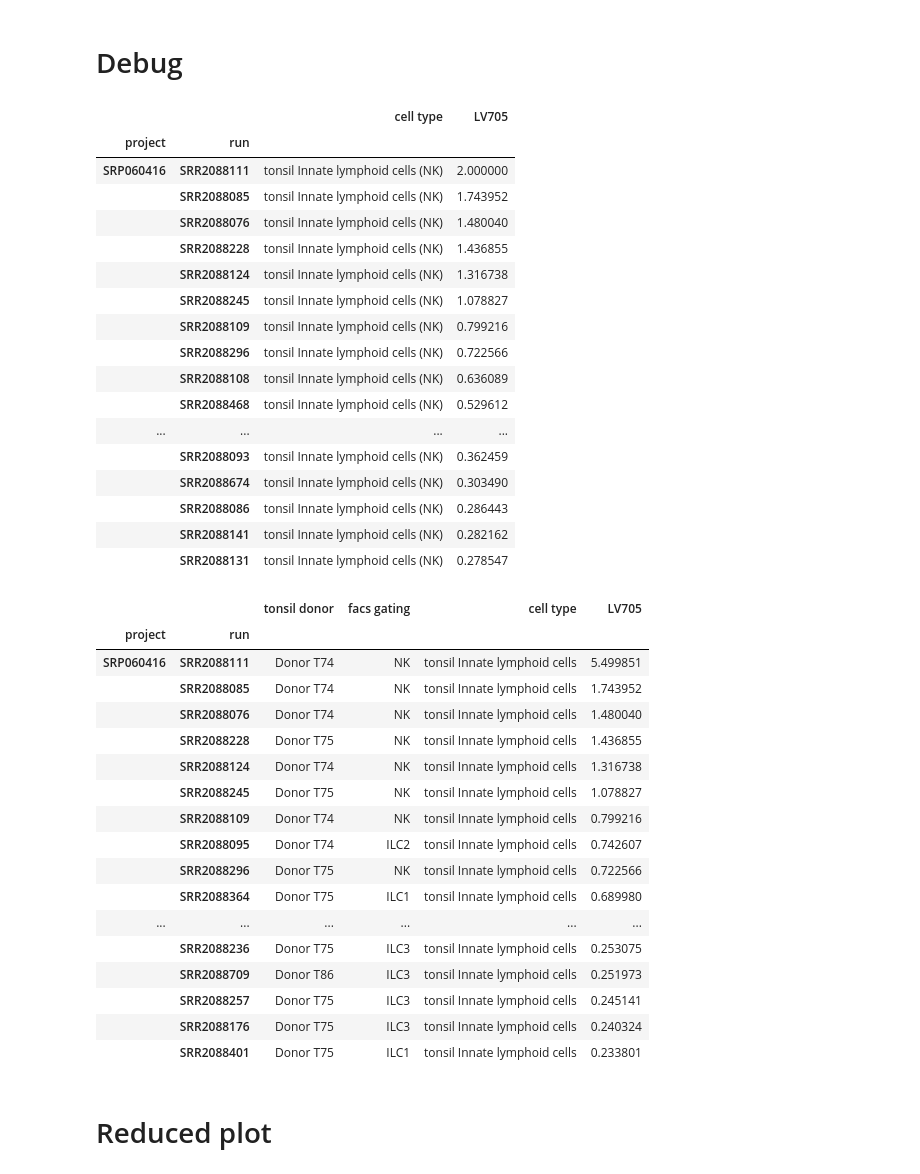
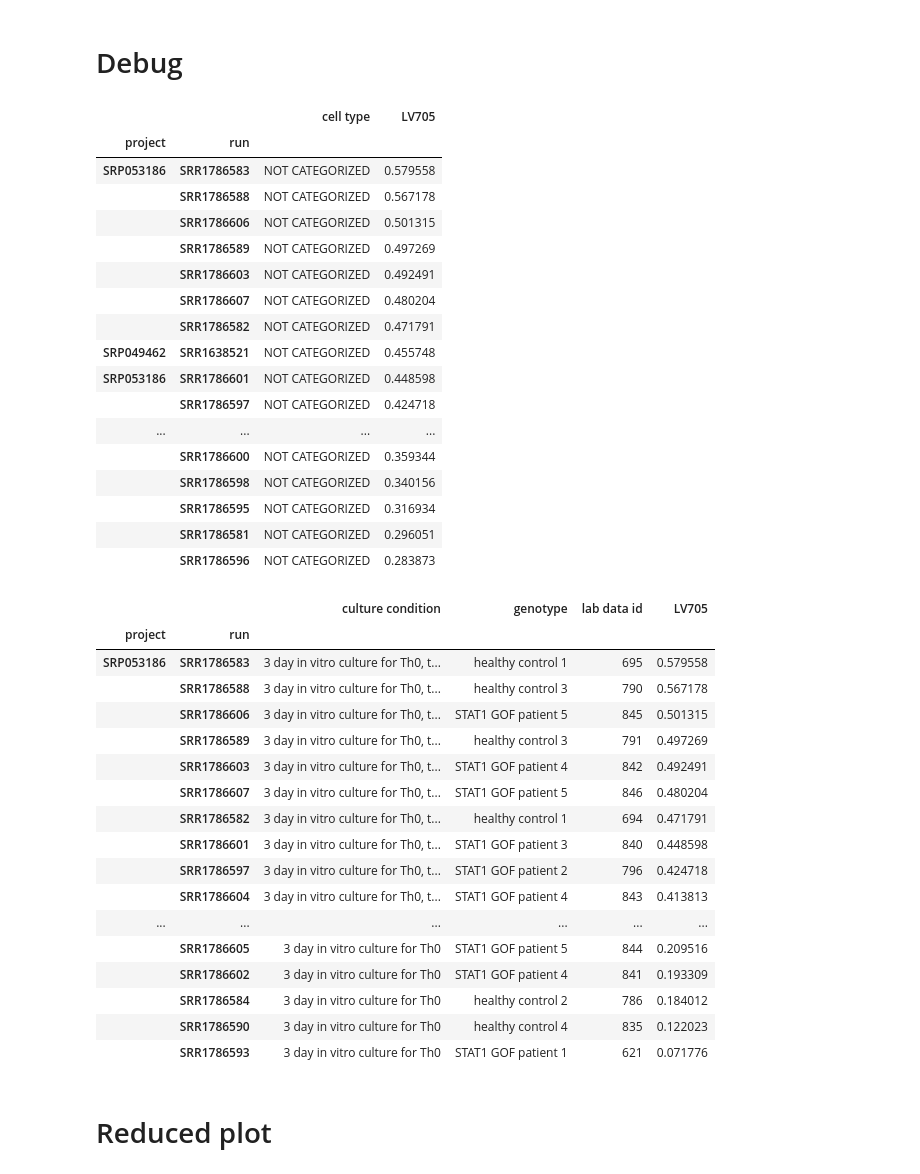
Before and after one commit to pivlab/phenoplier, a Jupyter notebook: projects/asthma-copd/nbs/35_gls_lvs_analyses/05-lv_cell_types/04-LV705-cell_types.ipynb, the cells around one changed output. Saved outputs shown, nothing was run; the diff lists cells and outputs as text; code cells hidden in the pictures.

```diff
--- a/projects/asthma-copd/nbs/35_gls_lvs_analyses/05-lv_cell_types/04-LV705-cell_types.ipynb
+++ b/projects/asthma-copd/nbs/35_gls_lvs_analyses/05-lv_cell_types/04-LV705-cell_types.ipynb
@@ -441,53 +441,53 @@ with sns.plotting_context("paper", font_scale=2.5), sns.axes_style("whitegrid"):
 with pd.option_context(
     "display.max_rows", None, "display.max_columns", None, "display.max_colwidth", None
 ):
-    _tmp = final_plot_data[final_plot_data[SELECTED_ATTRIBUTE].str.contains(" \(NK\)")].sort_values(LV_NAME, ascending=False)
+    _tmp = final_plot_data[final_plot_data[SELECTED_ATTRIBUTE].str.contains("^NOT CATEGORIZED$")].sort_values(LV_NAME, ascending=False)
     display(_tmp.head(20))
 # %% [output]
 |  |  | cell type | LV705 |
 | project | run |  |  |
-| SRP060416 | SRR2088111 | tonsil Innate lymphoid cells (NK) | 2.000000 |
-|  | SRR2088085 | tonsil Innate lymphoid cells (NK) | 1.743952 |
-|  | SRR2088076 | tonsil Innate lymphoid cells (NK) | 1.480040 |
-|  | SRR2088228 | tonsil Innate lymphoid cells (NK) | 1.436855 |
-|  | SRR2088124 | tonsil Innate lymphoid cells (NK) | 1.316738 |
-|  | SRR2088245 | tonsil Innate lymphoid cells (NK) | 1.078827 |
-|  | SRR2088109 | tonsil Innate lymphoid cells (NK) | 0.799216 |
-|  | SRR2088296 | tonsil Innate lymphoid cells (NK) | 0.722566 |
-|  | SRR2088108 | tonsil Innate lymphoid cells (NK) | 0.636089 |
-|  | SRR2088468 | tonsil Innate lymphoid cells (NK) | 0.529612 |
+| SRP053186 | SRR1786583 | NOT CATEGORIZED | 0.579558 |
+|  | SRR1786588 | NOT CATEGORIZED | 0.567178 |
+|  | SRR1786606 | NOT CATEGORIZED | 0.501315 |
+|  | SRR1786589 | NOT CATEGORIZED | 0.497269 |
+|  | SRR1786603 | NOT CATEGORIZED | 0.492491 |
+|  | SRR1786607 | NOT CATEGORIZED | 0.480204 |
+|  | SRR1786582 | NOT CATEGORIZED | 0.471791 |
+| SRP049462 | SRR1638521 | NOT CATEGORIZED | 0.455748 |
+| SRP053186 | SRR1786601 | NOT CATEGORIZED | 0.448598 |
+|  | SRR1786597 | NOT CATEGORIZED | 0.424718 |
 | ... | ... | ... | ... |
-|  | SRR2088093 | tonsil Innate lymphoid cells (NK) | 0.362459 |
-|  | SRR2088674 | tonsil Innate lymphoid cells (NK) | 0.303490 |
-|  | SRR2088086 | tonsil Innate lymphoid cells (NK) | 0.286443 |
-|  | SRR2088141 | tonsil Innate lymphoid cells (NK) | 0.282162 |
-|  | SRR2088131 | tonsil Innate lymphoid cells (NK) | 0.278547 |
+|  | SRR1786600 | NOT CATEGORIZED | 0.359344 |
+|  | SRR1786598 | NOT CATEGORIZED | 0.340156 |
+|  | SRR1786595 | NOT CATEGORIZED | 0.316934 |
+|  | SRR1786581 | NOT CATEGORIZED | 0.296051 |
+|  | SRR1786596 | NOT CATEGORIZED | 0.283873 |
 # %%
 # what is there in these projects?
-_tmp = lv_data.loc[["SRP060416"]].dropna(how="all", axis=1).sort_values(
+_tmp = lv_data.loc[["SRP053186"]].dropna(how="all", axis=1).sort_values(
     LV_NAME, ascending=False
 )
 
 display(_tmp.head(60))
 # %% [output]
-|  |  | tonsil donor | facs gating | cell type | LV705 |
+|  |  | culture condition | genotype | lab data id | LV705 |
 | project | run |  |  |  |  |
-| SRP060416 | SRR2088111 | Donor T74 | NK | tonsil Innate lymphoid cells | 5.499851 |
-|  | SRR2088085 | Donor T74 | NK | tonsil Innate lymphoid cells | 1.743952 |
-|  | SRR2088076 | Donor T74 | NK | tonsil Innate lymphoid cells | 1.480040 |
-|  | SRR2088228 | Donor T75 | NK | tonsil Innate lymphoid cells | 1.436855 |
-|  | SRR2088124 | Donor T74 | NK | tonsil Innate lymphoid cells | 1.316738 |
-|  | SRR2088245 | Donor T75 | NK | tonsil Innate lymphoid cells | 1.078827 |
-|  | SRR2088109 | Donor T74 | NK | tonsil Innate lymphoid cells | 0.799216 |
-|  | SRR2088095 | Donor T74 | ILC2 | tonsil Innate lymphoid cells | 0.742607 |
-|  | SRR2088296 | Donor T75 | NK | tonsil Innate lymphoid cells | 0.722566 |
-|  | SRR2088364 | Donor T75 | ILC1 | tonsil Innate lymphoid cells | 0.689980 |
+| SRP053186 | SRR1786583 | 3 day in vitro culture for Th0, t... | healthy control 1 | 695 | 0.579558 |
+|  | SRR1786588 | 3 day in vitro culture for Th0, t... | healthy control 3 | 790 | 0.567178 |
+|  | SRR1786606 | 3 day in vitro culture for Th0, t... | STAT1 GOF patient 5 | 845 | 0.501315 |
+|  | SRR1786589 | 3 day in vitro culture for Th0, t... | healthy control 3 | 791 | 0.497269 |
+|  | SRR1786603 | 3 day in vitro culture for Th0, t... | STAT1 GOF patient 4 | 842 | 0.492491 |
+|  | SRR1786607 | 3 day in vitro culture for Th0, t... | STAT1 GOF patient 5 | 846 | 0.480204 |
+|  | SRR1786582 | 3 day in vitro culture for Th0, t... | healthy control 1 | 694 | 0.471791 |
+|  | SRR1786601 | 3 day in vitro culture for Th0, t... | STAT1 GOF patient 3 | 840 | 0.448598 |
+|  | SRR1786597 | 3 day in vitro culture for Th0, t... | STAT1 GOF patient 2 | 796 | 0.424718 |
+|  | SRR1786604 | 3 day in vitro culture for Th0, t... | STAT1 GOF patient 4 | 843 | 0.413813 |
 | ... | ... | ... | ... | ... | ... |
-|  | SRR2088236 | Donor T75 | ILC3 | tonsil Innate lymphoid cells | 0.253075 |
-|  | SRR2088709 | Donor T86 | ILC3 | tonsil Innate lymphoid cells | 0.251973 |
-|  | SRR2088257 | Donor T75 | ILC3 | tonsil Innate lymphoid cells | 0.245141 |
-|  | SRR2088176 | Donor T75 | ILC3 | tonsil Innate lymphoid cells | 0.240324 |
-|  | SRR2088401 | Donor T75 | ILC1 | tonsil Innate lymphoid cells | 0.233801 |
+|  | SRR1786605 | 3 day in vitro culture for Th0 | STAT1 GOF patient 5 | 844 | 0.209516 |
+|  | SRR1786602 | 3 day in vitro culture for Th0 | STAT1 GOF patient 4 | 841 | 0.193309 |
+|  | SRR1786584 | 3 day in vitro culture for Th0 | healthy control 2 | 786 | 0.184012 |
+|  | SRR1786590 | 3 day in vitro culture for Th0 | healthy control 4 | 835 | 0.122023 |
+|  | SRR1786593 | 3 day in vitro culture for Th0 | STAT1 GOF patient 1 | 621 | 0.071776 |
 # %% [markdown]
 # Reduced plot
 # %% [markdown]
```
Also changed, not shown: parts of 3 cells of this notebook, 5 other files.
